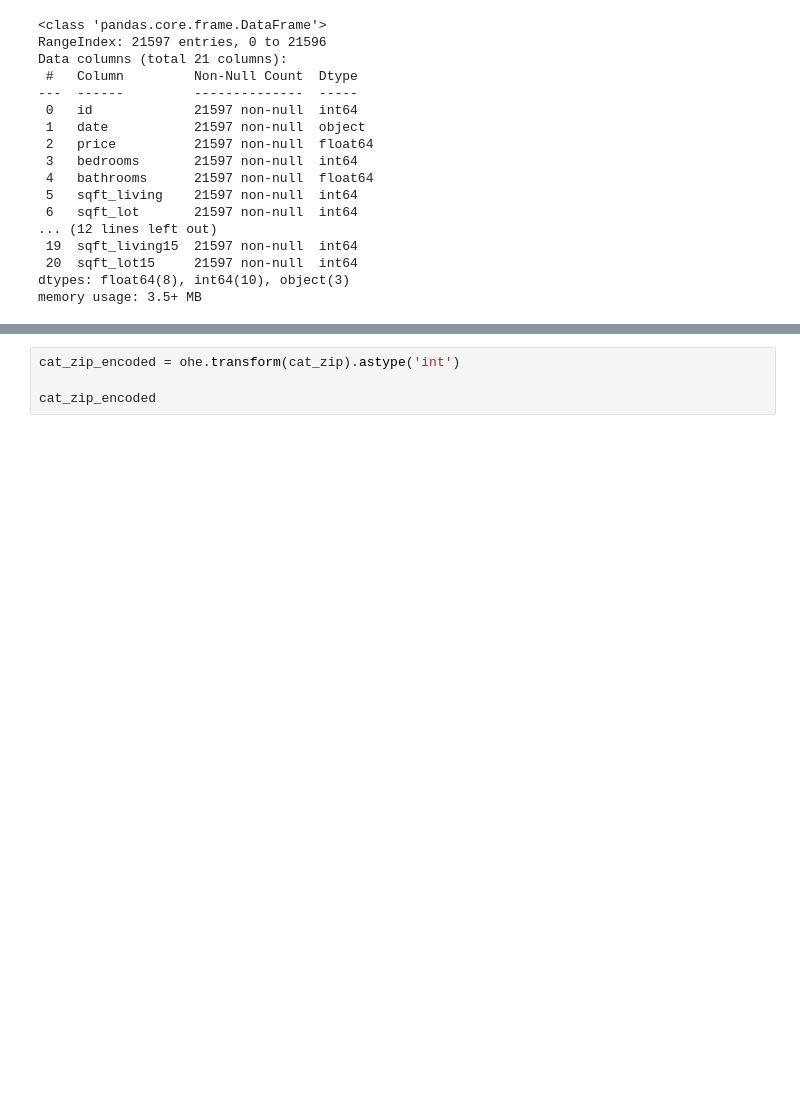
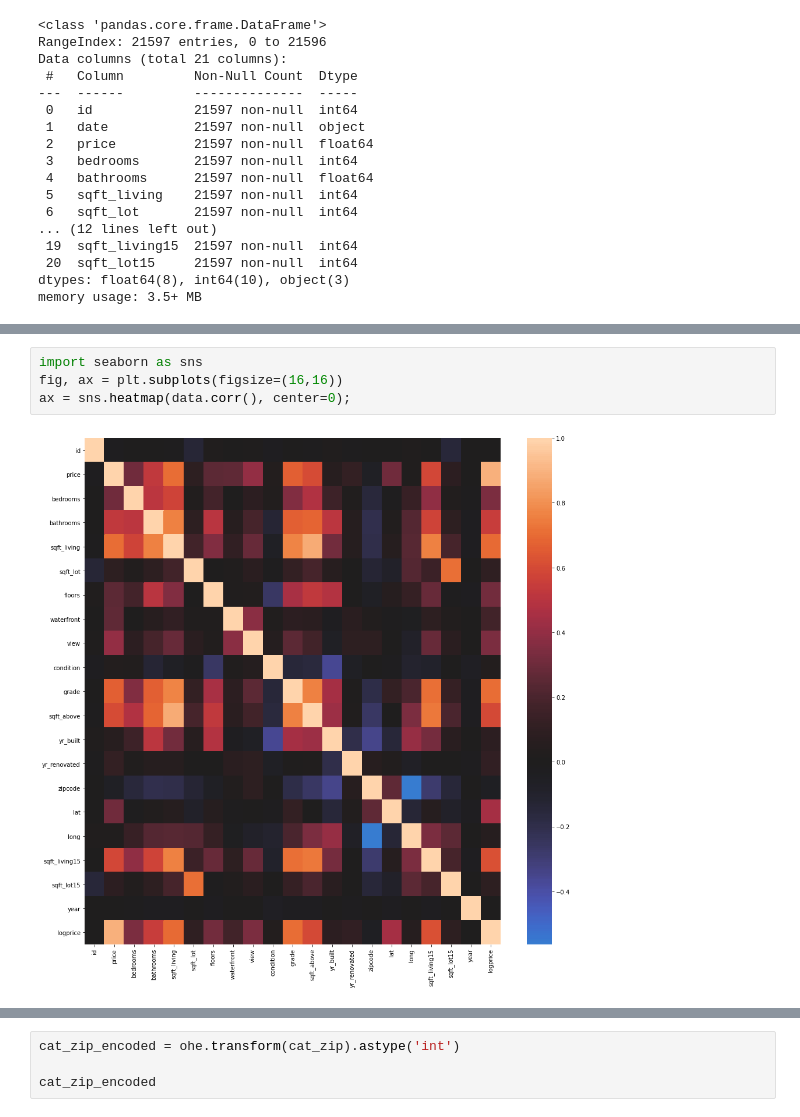
Before and after one commit to GeorgeFerre/phase_2_project_vac_pandas, a Jupyter notebook: George Scrapbook.ipynb, the cells around one changed output, grey strips where cells are left out. Drawn from its saved outputs; the diff is of its cells as text; blank space fills up the shorter version.

```diff
--- a/George Scrapbook.ipynb
+++ b/George Scrapbook.ipynb
@@ -85,0 +95,6 @@ memory usage: 3.5+ MB
+# %%
+import seaborn as sns
+fig, ax = plt.subplots(figsize=(16,16))
+ax = sns.heatmap(data.corr(), center=0);
+# %% [output]
+[figure, added]
```
Also changed, not shown: parts of 14 cells of this notebook.
